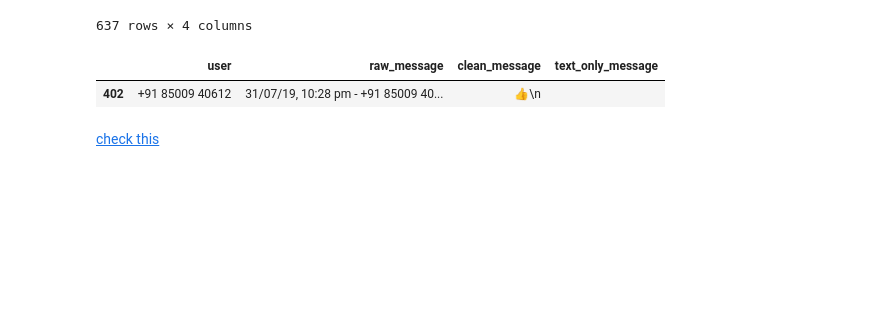
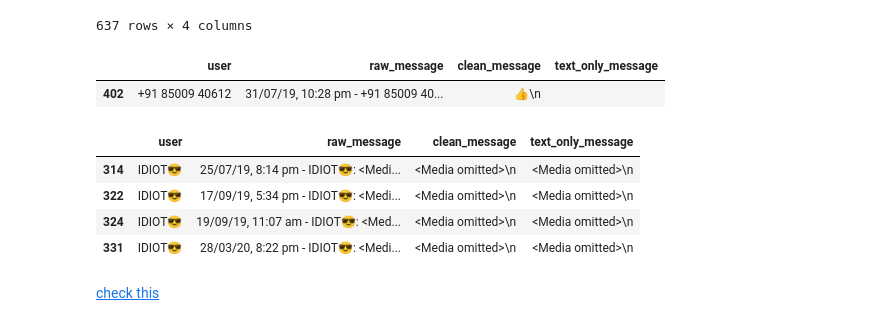
Before and after one commit to SriSatyaLokesh/some-app-for-whatsapp, a Jupyter notebook: notebooks/analytics/Cleaning_Whatsapp_chat_file.ipynb, the cells around one changed output. Drawn from its saved outputs; the diff is of its cells as text; code cells hidden in the pictures; blank space fills up the shorter version.

```diff
--- a/notebooks/analytics/Cleaning_Whatsapp_chat_file.ipynb
+++ b/notebooks/analytics/Cleaning_Whatsapp_chat_file.ipynb
@@ -198,6 +197,16 @@ df[df['user'] == '+91 85009 40612']
 # %% [output]
 |  | user | raw_message | clean_message | text_only_message |
 | 402 | +91 85009 40612 | 31/07/19, 10:28 pm - +91 85009 40... | 👍\n |  |
+# %%
+mask1 = df['user'] == "IDIOT😎"
+mask2 = df['clean_message'] == " <Media omitted>\n"
+df[mask1 & mask2]
+# %% [output]
+|  | user | raw_message | clean_message | text_only_message |
+| 314 | IDIOT😎 | 25/07/19, 8:14 pm - IDIOT😎: <Medi... | <Media omitted>\n | <Media omitted>\n |
+| 322 | IDIOT😎 | 17/09/19, 5:34 pm - IDIOT😎: <Medi... | <Media omitted>\n | <Media omitted>\n |
+| 324 | IDIOT😎 | 19/09/19, 11:07 am - IDIOT😎: <Med... | <Media omitted>\n | <Media omitted>\n |
+| 331 | IDIOT😎 | 28/03/20, 8:22 pm - IDIOT😎: <Medi... | <Media omitted>\n | <Media omitted>\n |
 # %% [markdown]
 [check this](https://stackoverflow.com/questions/55742928/pandas-check-which-substring-is-in-column-of-strings/55743174)
 # %%
```
Also changed, not shown: parts of 10 cells of this notebook.
